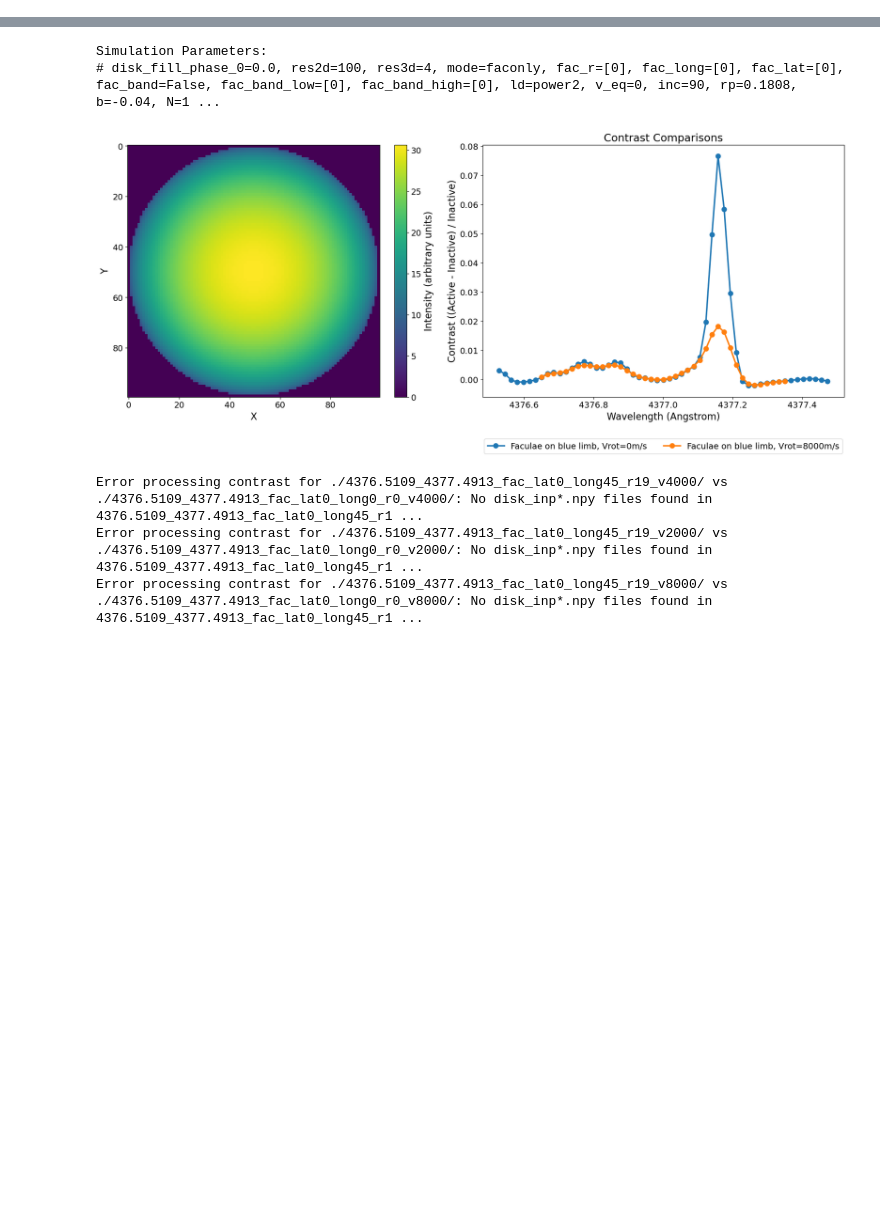
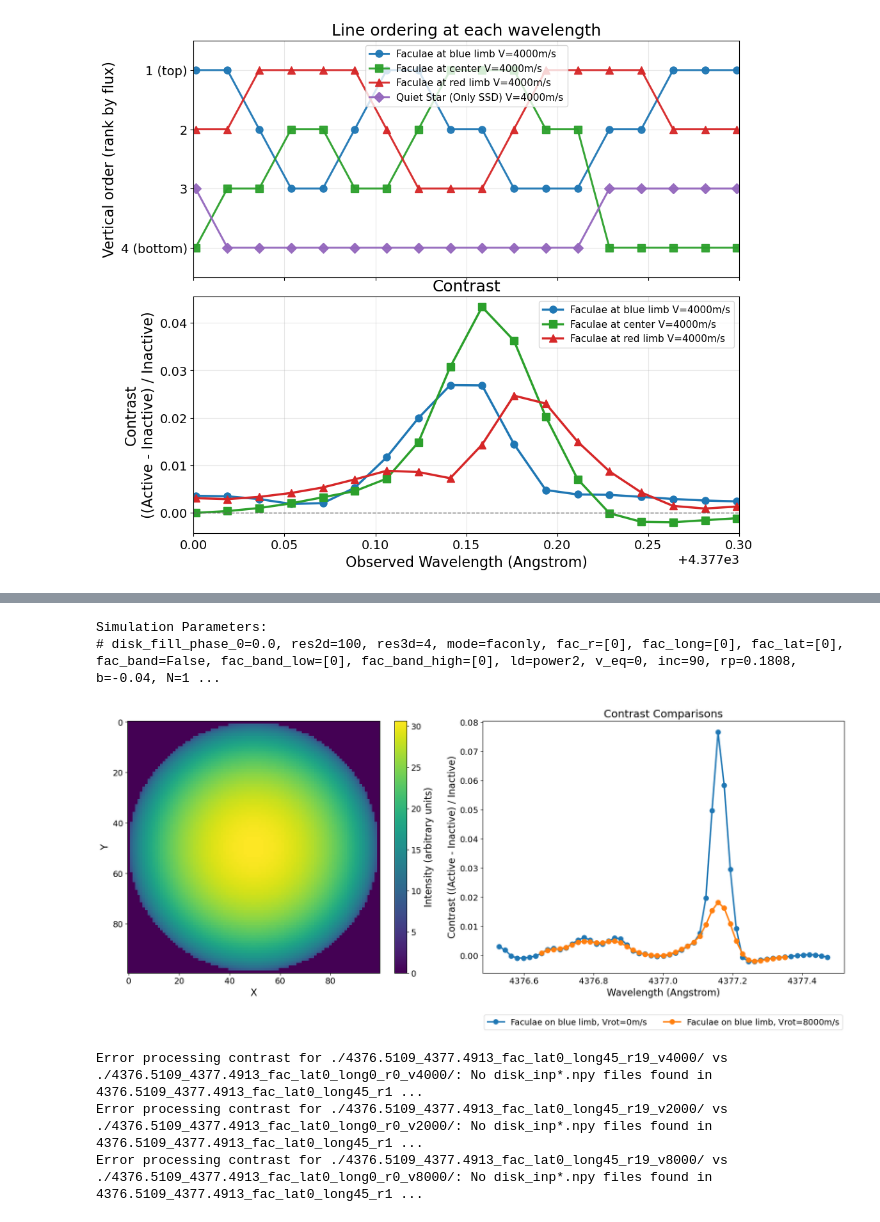
Before and after one commit to danayaptangco/actress, a Jupyter notebook: actress/outputs/full_disks_and_wavelength_shifts/2_compare_disks.ipynb, the cells around one changed output, grey strips where cells are left out. Saved outputs shown, nothing was run; the diff lists cells and outputs as text; code cells hidden in the pictures; blank space fills up the shorter version.

Commit message:
cog lines to compare to kroll 2026

```diff
--- a/actress/outputs/full_disks_and_wavelength_shifts/2_compare_disks.ipynb
+++ b/actress/outputs/full_disks_and_wavelength_shifts/2_compare_disks.ipynb
@@ -129,3 +185,99 @@ Parameters for 1_100G_4376.5109_4377.4913_fac_lat0_long0_r0_v4000: wav_res=0.017
+# %%
+import re
+import numpy as np
+import matplotlib.pyplot as plt
+from disk_utils import process_disk_directory
+
+# Stack two vertically-aligned panels that share the wavelength axis:
+#   top    -> line ordering (rank by flux) at each wavelength  [bump chart]
+#   bottom -> contrast (active - inactive) / inactive, exactly as the cell below
+# Reuses `directories_to_compare` and `style_cycle` defined in the cell above.
+
+x_lo, x_hi = 4377., 4377.3
+
+fig, (ax_rank, ax_con) = plt.subplots(
+    2, 1, figsize=(11, 10), dpi=100, sharex=True,
+    gridspec_kw={'height_ratios': [1, 1], 'hspace': 0.08})
+
+labels, styles = [], []
+common_x, intensity_stack = None, []
+
+for i, (directory, custom_label) in enumerate(directories_to_compare.items()):
+    try:
+        bin_centers, binned_intensity = process_disk_directory(directory, phase_idx=0)
+        bc = np.asarray(bin_centers)
+        by = np.asarray(binned_intensity)
+        if common_x is None:
+            common_x = bc
+        intensity_stack.append(np.interp(common_x, bc, by))
+        labels.append(custom_label)
+        styles.append(style_cycle[i % len(style_cycle)])
+    except Exception as e:
+        print(f"Error processing {directory}: {e}")
+
+# ---- Top panel: line ordering (rank by flux) --------------------------------
+if intensity_stack:
+    I = np.vstack(intensity_stack)                 # (n_series, n_wl)
+    order = np.argsort(-I, axis=0)                 # rank 1 = brightest
+    ranks = np.empty_like(I, dtype=int)
+    for r in range(order.shape[0]):
+        ranks[order[r], np.arange(I.shape[1])] = r + 1
+
+    mask = (common_x >= x_lo) & (common_x <= x_hi)
+    xr = common_x[mask]
+    for k, (lab, style) in enumerate(zip(labels, styles)):
+        ax_rank.plot(xr, ranks[k][mask], markersize=8, linewidth=2.2, alpha=0.95,
+                     label=lab, **{**style, 'linestyle': '-'})
+
+    n = len(labels)
+    ax_rank.set_yticks(range(1, n + 1))
+    ax_rank.set_yticklabels([f'{r} (top)' if r == 1 else
+                             f'{r} (bottom)' if r == n else str(r)
+                             for r in range(1, n + 1)])
+    ax_rank.set_ylim(n + 0.5, 0.5)                  # rank 1 at the top
+    ax_rank.set_ylabel('Vertical order (rank by flux)')
+    ax_rank.set_title('Line ordering at each wavelength')
+    ax_rank.grid(True, alpha=0.3)
+    ax_rank.legend(loc='upper center', fontsize=11)
+
+# ---- Bottom panel: contrast (active - inactive) / inactive ------------------
+# Same construction as the cell below: build each inactive counterpart by
+# zeroing lat / long / r (and collapsing any band spec to fac_lat0_long0_r0).
+for i, (active, custom_label) in enumerate(directories_to_compare.items()):
+    inactive = re.sub(r'band_lat-?[\d\.]+_-?[\d\.]+', 'fac_lat0_long0_r0', active)
+    inactive = re.sub(r'lat-?\d+', 'lat0', inactive)
+    inactive = re.sub(r'long-?\d+', 'long0', inactive)
+    inactive = re.sub(r'r\d+', 'r0', inactive)
+
+    if active == inactive:
+        continue  # e.g. the quiet-star reference has no active counterpart
+
+    try:
+        _, ia = process_disk_directory(active, phase_idx=0)
+        bc_in, ii = process_disk_directory(inactive, phase_idx=0)
+        contrast = (np.asarray(ia) - np.asarray(ii)) / np.asarray(ii)
+
+        v_match = re.search(r'_v(\d+)', active)
+        velocity = v_match.group(1) if v_match else "unknown"
+        style = style_cycle[i % len(style_cycle)]
+        ax_con.plot(bc_in, contrast, linewidth=2.5, alpha=1.0,
+                    label=f'{custom_label}', **{**style, 'linestyle': '-'})
+    except Exception as e:
+        print(f"Error processing contrast for {active} vs {inactive}: {e}")
+
+ax_con.axhline(0, color='0.4', linestyle='--', linewidth=1)
+ax_con.set_xlim(x_lo, x_hi)
+ax_con.set_xlabel('Observed Wavelength (Angstrom)')
+ax_con.set_ylabel('Contrast\n((Active - Inactive) / Inactive)')
+ax_con.set_title('Contrast')
+ax_con.grid(True, alpha=0.3)
+ax_con.legend(loc='best', fontsize=11)
+
+fig.tight_layout()
+fig.savefig('ordering_and_contrast_phase0.png', dpi=300, bbox_inches='tight')
+plt.show()
+# %% [output]
+[figure, added]
 # %%
 import os
 import glob
```
Also changed, not shown: parts of 3 cells of this notebook, 7 other files.
